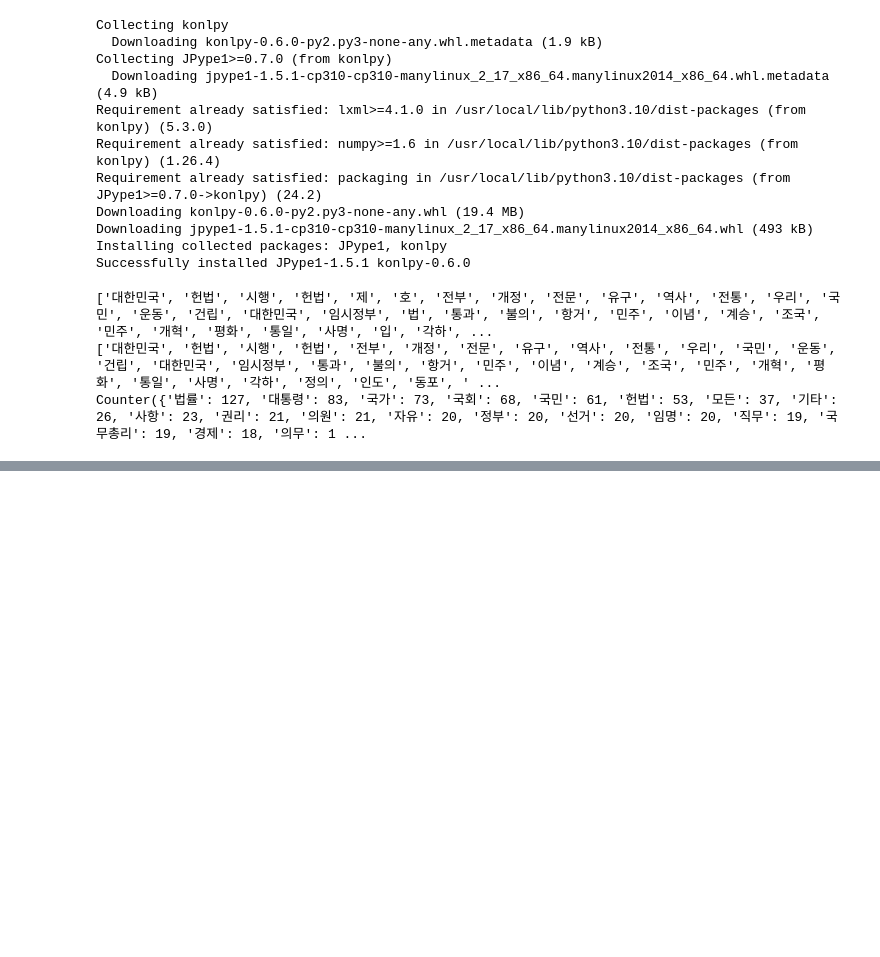
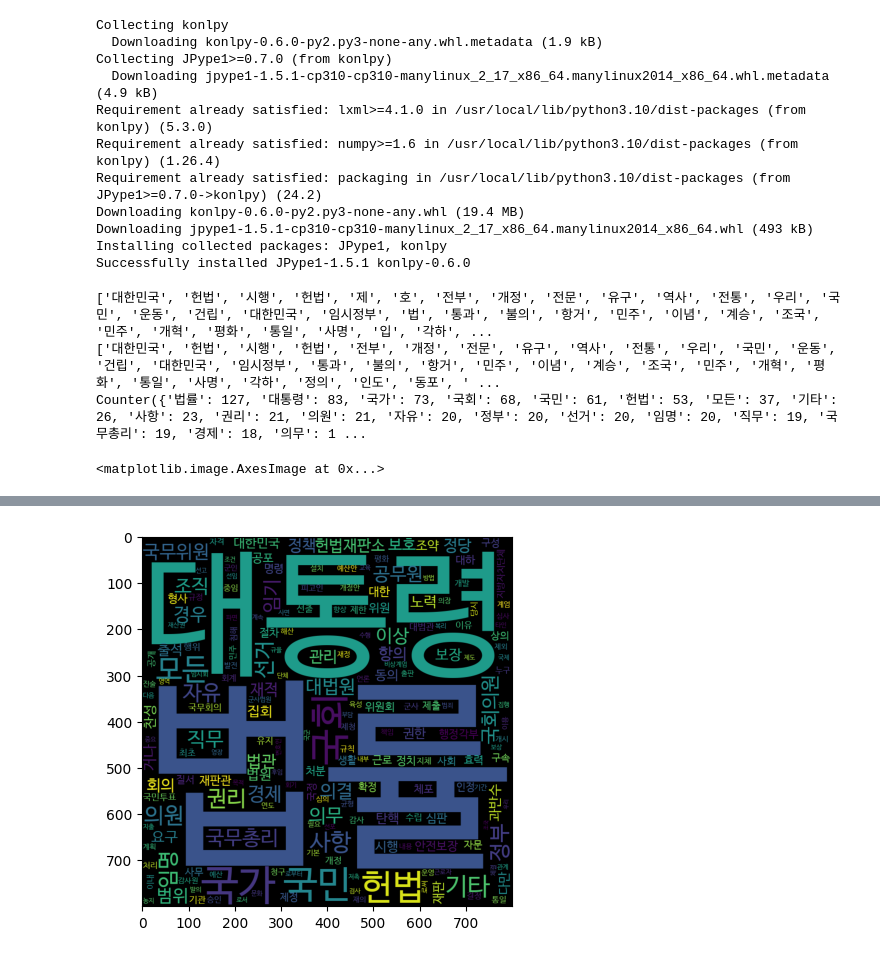
Before and after one commit to CodingCat-Jung/2024-2_BigDataProgramming_Class, a Jupyter notebook: 빅데이터프로그래밍_12주차.ipynb, the cells around one changed output, grey strips where cells are left out. Drawn from its saved outputs; the diff is of its cells as text; code cells hidden in the pictures; blank space fills up the shorter version.

```diff
--- a/빅데이터프로그래밍_12주차.ipynb
+++ b/빅데이터프로그래밍_12주차.ipynb
@@ -373,7 +373,15 @@ print(words)
 # 각 단어의 빈도수 계산
 c = Counter(words)
 print(c)
+
+# 생성한 빈도수 기반으로 워드 클라우드 생성
+wc = WordCloud(font_path='/usr/share/fonts/truetype/nanum/NanumBarunGothic.ttf', width=400, height=400, scale=2.0, max_font_size=250)
+gen = wc.generate_from_frequencies(c)
+plt.figure()
+plt.imshow(gen)
+# wc.to_file('헌법클라우드.png')
 # %% [output]
 ['대한민국', '헌법', '시행', '헌법', '제', '호', '전부', '개정', '전문', '유구', '역사', '전통', '우리', '국민', '운동', '건립', '대한민국', '임시정부', '법', '통과', '불의', '항거', '민주', '이념', '계승', '조국', '민주', '개혁', '평화', '통일', '사명', '입', '각하', ...
 ['대한민국', '헌법', '시행', '헌법', '전부', '개정', '전문', '유구', '역사', '전통', '우리', '국민', '운동', '건립', '대한민국', '임시정부', '통과', '불의', '항거', '민주', '이념', '계승', '조국', '민주', '개혁', '평화', '통일', '사명', '각하', '정의', '인도', '동포', ' ...
 Counter({'법률': 127, '대통령': 83, '국가': 73, '국회': 68, '국민': 61, '헌법': 53, '모든': 37, '기타': 26, '사항': 23, '권리': 21, '의원': 21, '자유': 20, '정부': 20, '선거': 20, '임명': 20, '직무': 19, '국무총리': 19, '경제': 18, '의무': 1 ...
+<matplotlib.image.AxesImage at 0x...>
@@ -379,0 +405 @@ Counter({'법률': 127, '대통령': 83, '국가': 73, '국회': 68, '국민': 6
+[figure, added]
```
Also changed, not shown: parts of 1 cell of this notebook.
